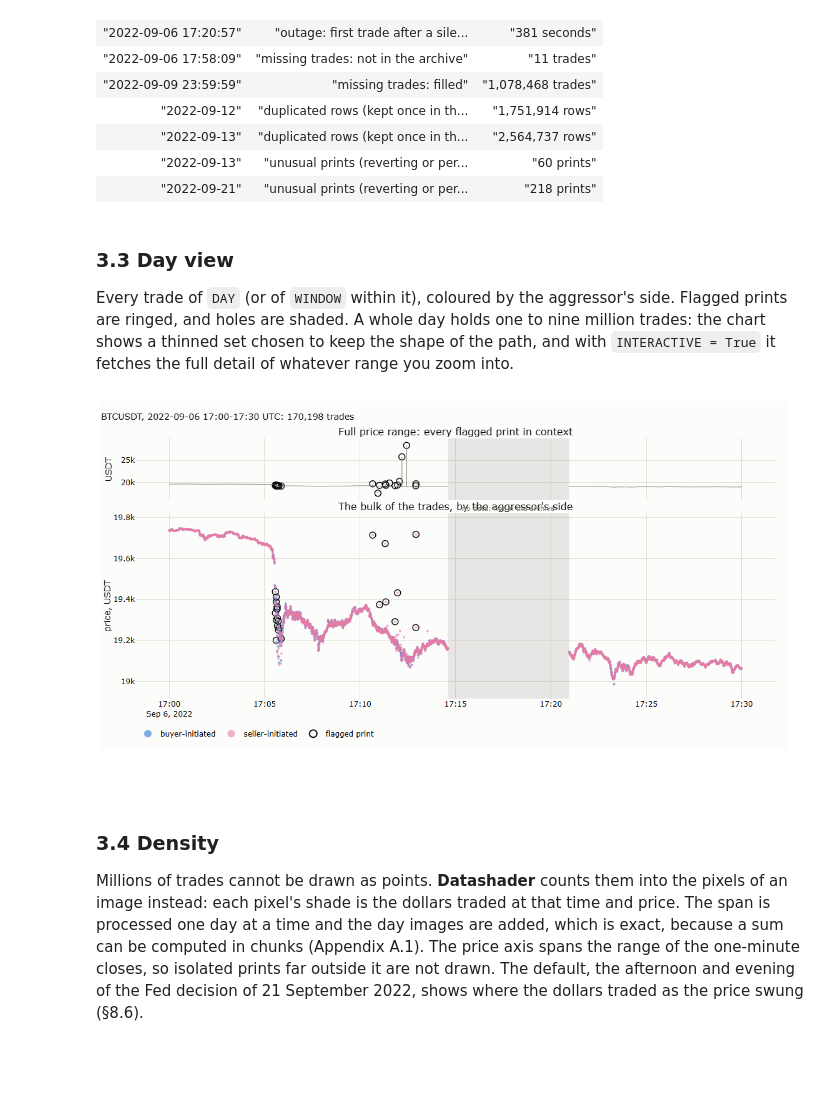
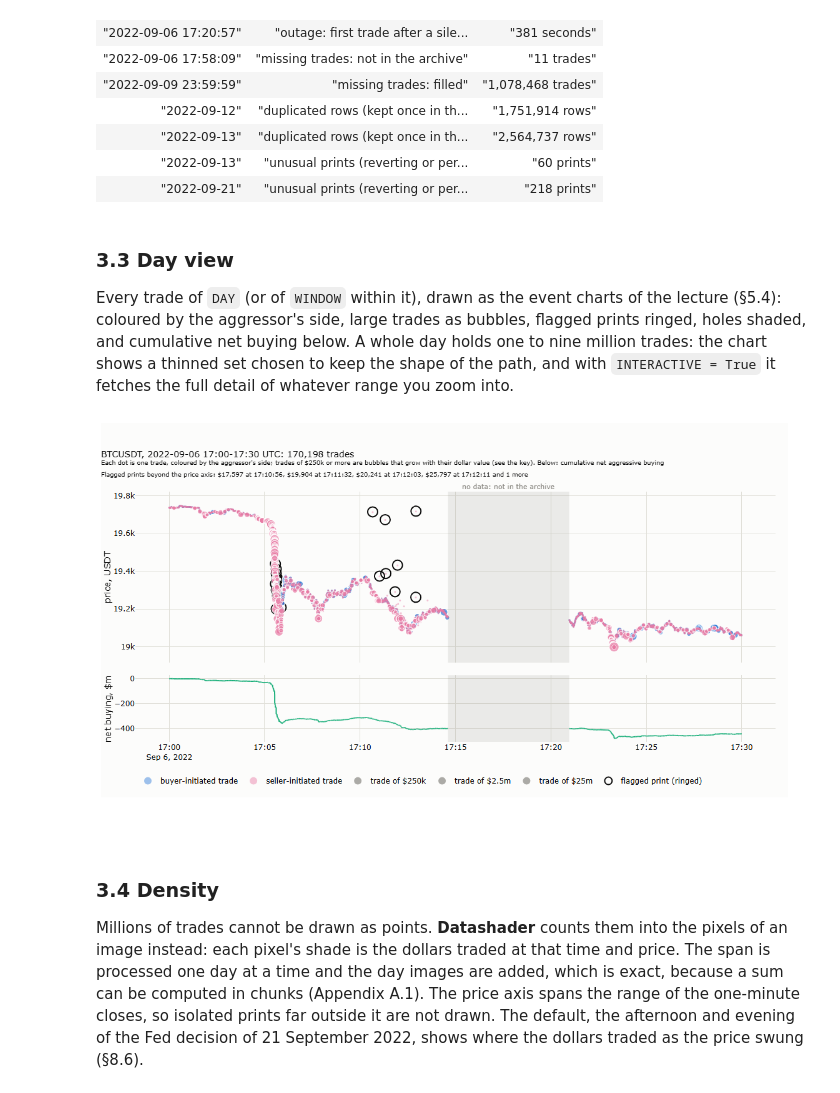
Before and after one commit to MaxGnesi/systematic-trading-notes, a Jupyter notebook: lectures/12-tick-data-the-tape/12_tick_data_the_tape.ipynb, the cells around one changed output. Drawn from its saved outputs; the diff is of its cells as text; code cells hidden in the pictures; blank space fills up the shorter version.

```diff
--- a/lectures/12-tick-data-the-tape/12_tick_data_the_tape.ipynb
+++ b/lectures/12-tick-data-the-tape/12_tick_data_the_tape.ipynb
@@ -301,50 +300,58 @@ pl.DataFrame(ev).sort("when")
 # %% [markdown]
 ### 3.3 Day view
 
-Every trade of `DAY` (or of `WINDOW` within it), coloured by the aggressor's side. Flagged prints are ringed, and holes are shaded.
+Every trade of `DAY` (or of `WINDOW` within it), drawn as the event charts of the lecture (§5.4): coloured by the aggressor's side, large trades as bubbles,
+flagged prints ringed, holes shaded, and cumulative net buying below.
 A whole day holds one to nine million trades: the chart shows a thinned set chosen to keep the shape of the path,
 and with `INTERACTIVE = True` it fetches the full detail of whatever range you zoom into.
 # %%
 from plotly_resampler import FigureResampler
 
 a, b = ms(f"{DAY} 00:00"), ms(f"{DAY} 00:00") + 86_400_000
 if WINDOW:
     a, b = ms(f"{DAY} {WINDOW[0]}"), ms(f"{DAY} {WINDOW[1]}")
 t = (pl.scan_parquet(tape.source(SYMBOL, DAY[:7])).filter(pl.col("transact_time").is_between(a, b, closed="left"))
        .select("transact_time", "price", "quantity", "is_buyer_maker").collect().with_columns(pl.from_epoch("transact_time", time_unit="ms").alias("time")))
 from plotly.subplots import make_subplots
+t = t.with_columns((pl.col("price") * pl.col("quantity")).alias("usd"), pl.when(pl.col("is_buyer_maker")).then(-1).otherwise(1).alias("sign"))
 y_lo, y_hi = (float(t["price"].quantile(0.0005)), float(t["price"].quantile(0.9995))) if t.height else (0.0, 1.0)
-pad = (y_hi - y_lo) * 0.1 + 1e-9; y_lo, y_hi = y_lo - pad, y_hi + pad          # the main panel: the bulk of the trades
+pad = (y_hi - y_lo) * 0.1 + 1e-9; y_lo, y_hi = y_lo - pad, y_hi + pad          # the axis covers the bulk of the trades
 f = ex.filter(pl.col("ms").is_between(a, b) & pl.col("rule").is_in(["spike and revert", "jump that persists"]))
-fx = pl.from_epoch(f["ms"], time_unit="ms")
-fig = FigureResampler(make_subplots(rows=2, cols=1, shared_xaxes=True, row_heights=[0.25, 0.75], vertical_spacing=0.05,
-                                    subplot_titles=("Full price range: every flagged print in context", "The bulk of the trades, by the aggressor's side")),
+beyond = f.filter((pl.col("price") > y_hi) | (pl.col("price") < y_lo))
+BIG = 250_000
+def bubble(usd):                                                           # as in the lecture's event charts: $250k 6 px, x10 adds 7 px
+    return np.clip(6 + 7 * np.log10(np.maximum(usd, BIG) / BIG), 6, 30)
+fig = FigureResampler(make_subplots(rows=2, cols=1, shared_xaxes=True, row_heights=[0.72, 0.28], vertical_spacing=0.05),
                       default_n_shown_samples=3000, show_mean_aggregation_size=False, resampled_trace_prefix_suffix=("", ""))
-fig.add_trace(go.Scattergl(mode="lines", line=dict(color=MUTED, width=1), name="price", showlegend=False), hf_x=t["time"].to_numpy(), hf_y=t["price"].to_numpy(), row=1, col=1)
-for maker, col, nm in ((False, SERIES[0], "buyer-initiated"), (True, SERIES[3], "seller-initiated")):
-    q = t.filter(pl.col("is_buyer_maker") == maker)
-    fig.add_trace(go.Scattergl(mode="markers", marker=dict(size=4, color=col, opacity=0.6, line=dict(width=0)), name=nm), hf_x=q["time"].to_numpy(), hf_y=q["price"].to_numpy(), row=2, col=1)
-for r in (1, 2):                                                           # flagged prints: a thin ring, in both panels where they fit
-    keep = (f["price"] >= y_lo) & (f["price"] <= y_hi) if r == 2 else pl.Series([True] * f.height)
-    fig.add_trace(go.Scatter(x=fx.filter(keep), y=f["price"].filter(keep), mode="markers", name="flagged print", showlegend=r == 2,
-                             marker=dict(size=10, symbol="circle-open", color=INK, line=dict(width=1.5)),
-                             hovertemplate="%{x|%H:%M:%S.%L}: %{y:,.2f}<extra>flagged print</extra>"), row=r, col=1)
+for s_, col, nm in ((1, SERIES[0], "buyer-initiated trade"), (-1, SERIES[3], "seller-initiated trade")):
+    q = t.filter(pl.col("sign") == s_)
+    fig.add_trace(go.Scattergl(mode="markers", name=nm, marker=dict(size=3, color=col, opacity=0.45, line=dict(width=0))), hf_x=q["time"].to_numpy(), hf_y=q["price"].to_numpy(), row=1, col=1)
+    big = q.filter(pl.col("usd") >= BIG)
+    fig.add_trace(go.Scattergl(x=big["time"], y=big["price"], mode="markers", showlegend=False, marker=dict(size=bubble(big["usd"].to_numpy()), color=col, opacity=0.7, line=dict(width=1, color="white"))), row=1, col=1)
+for v, lab in ((BIG, "$250k"), (2.5e6, "$2.5m"), (2.5e7, "$25m")):          # size key: points outside the plot, only for the legend
+    fig.add_trace(go.Scattergl(x=[None], y=[None], mode="markers", name=f"trade of {lab}", marker=dict(size=bubble(np.array([v]))[0], color=MUTED, opacity=0.7)), row=1, col=1)
+inside = f.filter((pl.col("price") <= y_hi) & (pl.col("price") >= y_lo))
+fig.add_trace(go.Scatter(x=pl.from_epoch(inside["ms"], time_unit="ms"), y=inside["price"], mode="markers", name="flagged print (ringed)",
+                         marker=dict(size=16, color=INK, symbol="circle-open", line=dict(width=2))), row=1, col=1)
+fig.add_trace(go.Scattergl(mode="lines", line=dict(color=SERIES[2], width=2), showlegend=False), hf_x=t["time"].to_numpy(), hf_y=(t["usd"] * t["sign"]).cum_sum().to_numpy() / 1e6, row=2, col=1)
 for h in (patches.iter_rows(named=True) if patches.height else []):
     lo_, hi_ = max(h["from_ms"], a), min(h["to_ms"], b)
     if lo_ < hi_:
-        fig.add_vrect(x0=datetime.fromtimestamp(lo_ / 1000, timezone.utc), x1=datetime.fromtimestamp(hi_ / 1000, timezone.utc), fillcolor=MUTED, opacity=0.18,
-                      line_width=0, row="all", col=1)
-        fig.add_annotation(x=datetime.fromtimestamp((lo_ + hi_) / 2000, timezone.utc), y=1, yref="y2 domain", text=f"no data: {h['status']}",
-                           showarrow=False, yanchor="bottom", font=dict(size=11, color=MUTED))
-fig.update_yaxes(title_text="USDT", row=1, col=1); fig.update_yaxes(title_text="price, USDT", range=[y_lo, y_hi], row=2, col=1)
-fig.update_layout(title=f"{SYMBOL}, {DAY} {'%s-%s UTC' % WINDOW if WINDOW else 'whole day'}: {t.height:,} trades", height=560, width=1100,
-                  legend=dict(orientation="h", y=-0.1, x=0, itemsizing="constant"))
+        fig.add_vrect(x0=datetime.fromtimestamp(lo_ / 1000, timezone.utc), x1=datetime.fromtimestamp(hi_ / 1000, timezone.utc), fillcolor=MUTED, opacity=0.15, line_width=0, row="all", col=1)
+        fig.add_annotation(x=datetime.fromtimestamp((lo_ + hi_) / 2000, timezone.utc), y=1, yref="y domain", text=f"no data: {h['status']}", showarrow=False,
+                           yanchor="bottom", font=dict(size=11, color=MUTED))
+note = ("<br><sup>Flagged prints beyond the price axis: " + ", ".join(f"${p:,.0f} at {datetime.fromtimestamp(m / 1000, timezone.utc):%H:%M:%S}" for p, m in zip(beyond["price"][:4], beyond["ms"][:4]))
+        + (f" and {beyond.height - 4} more" if beyond.height > 4 else "") + "</sup>") if beyond.height else ""
+fig.update_yaxes(title_text="price, USDT", range=[y_lo, y_hi], row=1, col=1); fig.update_yaxes(title_text="net buying, $m", row=2, col=1)
+fig.update_layout(title=f"{SYMBOL}, {DAY} {'%s-%s UTC' % WINDOW if WINDOW else 'whole day'}: {t.height:,} trades<br><sup>Each dot is one trade, coloured by the aggressor's side; "
+                        f"trades of $250k or more are bubbles that grow with their dollar value (see the key). Below: cumulative net aggressive buying</sup>{note}",
+                  height=600, width=1100, margin=dict(t=110), legend=dict(orientation="h", y=-0.12, x=0, itemsizing="constant"))
 if INTERACTIVE:
     fig.show_dash(mode="inline")
 else:
     show(fig, "12_nb_day")
 # %% [output]
-[figure, old version]
+[figure, new version]
 # %% [markdown]
 ### 3.4 Density
 
```
Also changed, not shown: parts of 24 cells of this notebook, 1 other file.
